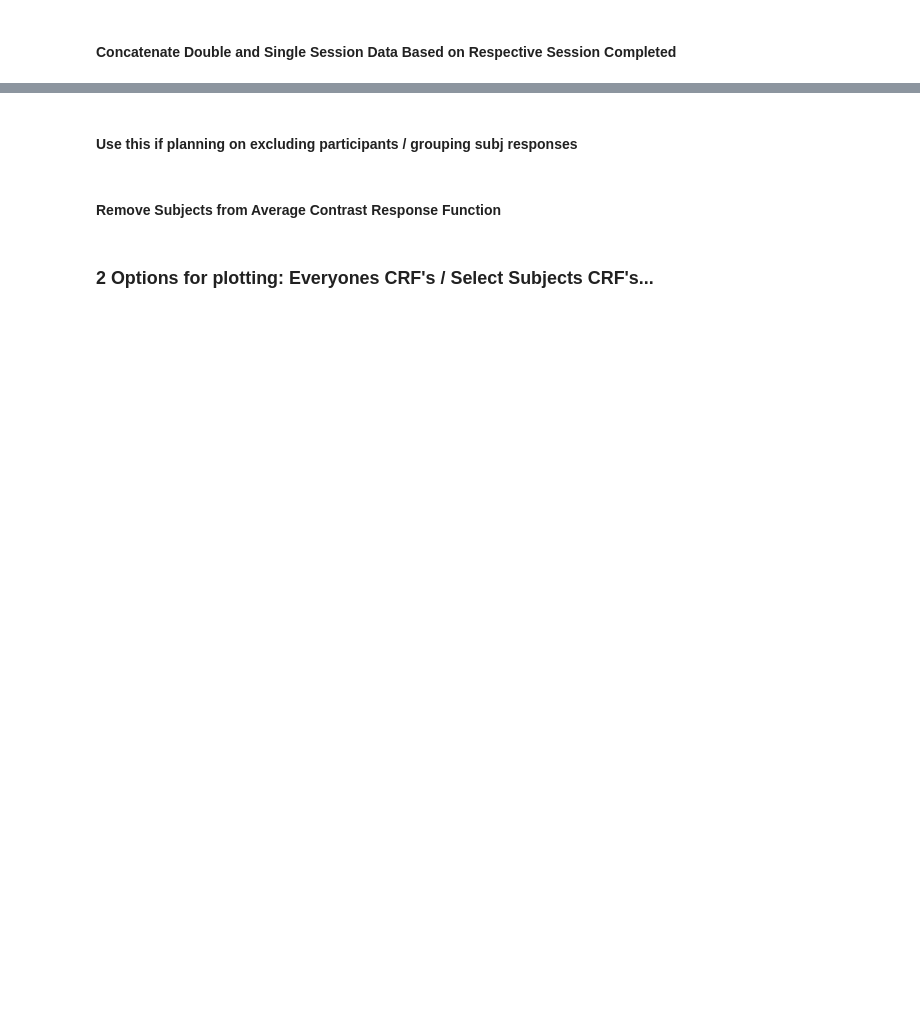
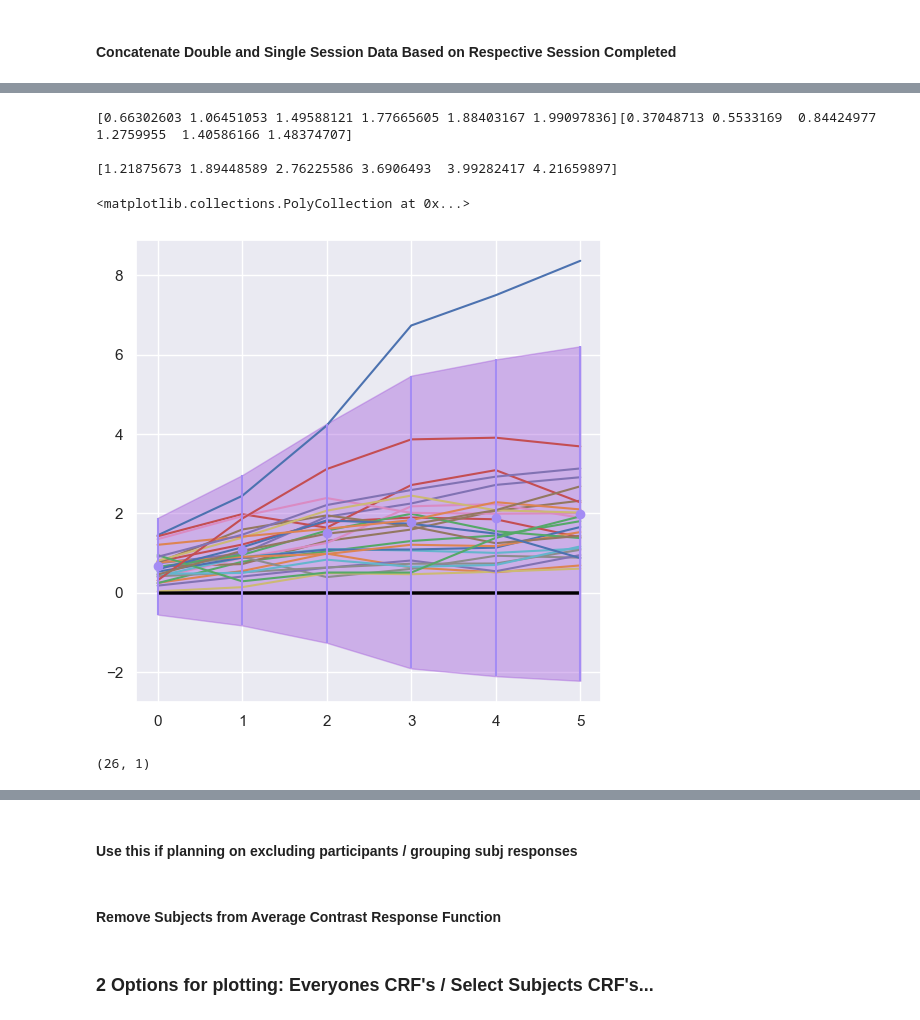
Before and after one commit to PatriciaNL/LTP_analysis, a Jupyter notebook: PythonScripts/ProcessingPipeline/GrandCRFAvgData.ipynb, the cells around one changed output, grey strips where cells are left out. Drawn from its saved outputs; the diff is of its cells as text; code cells hidden in the pictures; blank space fills up the shorter version.

```diff
--- a/PythonScripts/ProcessingPipeline/GrandCRFAvgData.ipynb
+++ b/PythonScripts/ProcessingPipeline/GrandCRFAvgData.ipynb
@@ -232,0 +189,37 @@ print("Keys in dict1 after update:", dict1.keys())
+# %%
+#fig,axs = plt.subplots(figsize = (6,6))
+std_Threshold = 1.5 # set std threshold for contrast response function data per bin
+
+SubSetData = np.zeros(((int(NumSess[cond]),NumBins)))
+
+for row in range(int(NumSess[cond])):
+    SubSetData[row,:] = CndDict[cond][row][6:,0]
+
+AvgPerContrast = np.mean(SubSetData, axis = 0) # find mean
+StdPerContrast = np.std(SubSetData, axis = 0) # find std
+
+StdContrastThreshold = AvgPerContrast + std_Threshold*StdPerContrast # set thresh to 2 std
+print(f'{AvgPerContrast}{StdPerContrast}')
+print()
+print(StdContrastThreshold)
+
+fig,axs = plt.subplots(figsize = (6,6))
+for row in range(int(NumSess[cond])):
+    plt.plot(SubSetData[row,:])
+    plt.hlines(0, xmin = 0, xmax = 5, color = 'black')
+
+
+plt.errorbar(np.arange(NumBins),AvgPerContrast,yerr = StdContrastThreshold,fmt='o', color = cp1[6])
+#plt.fill_between(np.arange(NumBins),-StdPerContrast , StdPerContrast, color='skyblue', alpha=0.4)
+plt.fill_between(np.arange(NumBins), AvgPerContrast - StdContrastThreshold, AvgPerContrast + StdContrastThreshold, color=cp2[6], alpha=0.4)
+#plt.scatter(np.arange(NumBins),AvgPerContrast, color = 'black')
+# %% [output]
+[0.66302603 1.06451053 1.49588121 1.77665605 1.88403167 1.99097836][0.37048713 0.5533169  0.84424977 1.2759955  1.40586166 1.48374707]
+
+[1.21875673 1.89448589 2.76225586 3.6906493  3.99282417 4.21659897]
+<matplotlib.collections.PolyCollection at 0x...>
+[figure, added]
+# %%
+Sub_OverThreshCounts = np.zeros((int(NumSess[cond]),1)) # counter for how many times subs data was 2std from performance
+# %% [output]
+(26, 1)
```
Also changed, not shown: parts of 25 cells of this notebook.
